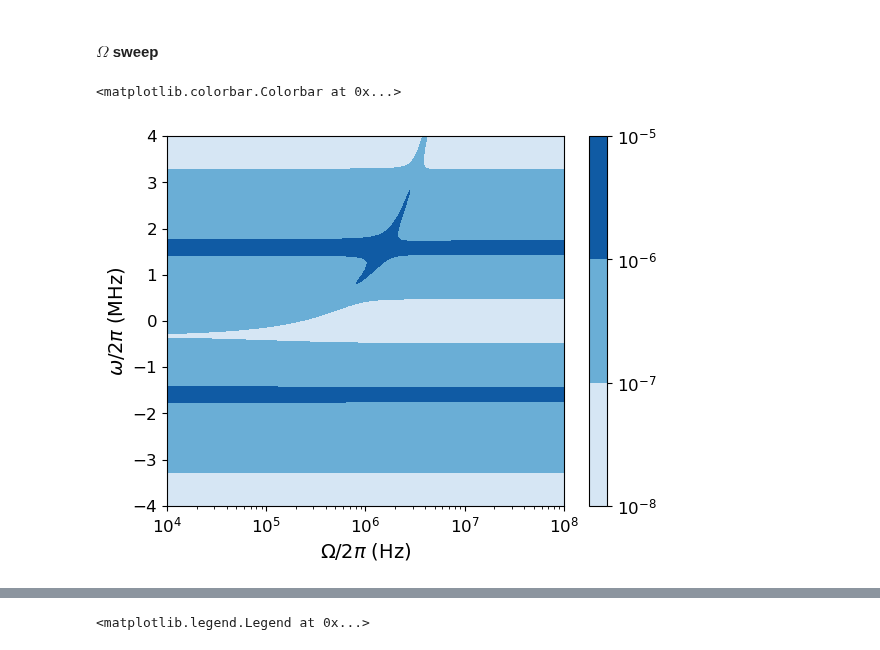
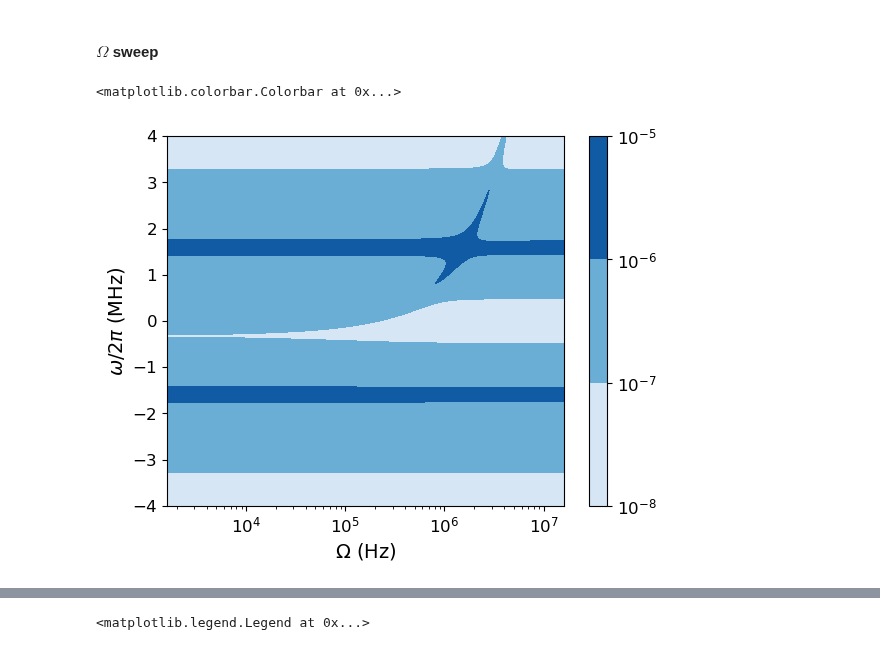
Before and after one commit to jleamer/mode_cooling, a Jupyter notebook: yig_nv_cooling.ipynb, the cells around one changed output, grey strips where cells are left out. Cells and saved outputs as stored; diff of their text form; code cells hidden in the pictures.

```diff
--- a/yig_nv_cooling.ipynb
+++ b/yig_nv_cooling.ipynb
@@ -667,11 +709,13 @@ Text(0.5, 1.0, 'YIG')
 # %%
 Δ = 0
 # %%
-Ω = 2 * np.pi * np.logspace(4, 8, 1000)
+Ω = np.logspace(4, 8, 1000)
+Ωn = - np.logspace(4, 8, 1000)
 ω = 2 * np.pi * np.linspace(-4, 4, 1000) * 1e6
 
 # Set up meshgrid
 Ωm, ωm = np.meshgrid(Ω, ω)
+Ωnm, ωm = np.meshgrid(Ωn, ω)
 # %%
 cav_spec_Ω_no_yig = full_cavity_spec(ω, g, r, 0, 0, κ, γ, nT, nc, 0, Δ, 0)
 
@@ -680,11 +725,11 @@ cav_spec_Ω_sweep = full_cavity_spec(ωm, g, r, gy, χ, κ, γ, nT, nc, ny, Δ,
 # %%
 fig = plt.figure(1)
 ax = fig.subplots(1)
 im = ax.contourf(Ωm / (2 * np.pi), ωm / (2 * np.pi * 1e6), cav_spec_Ω_sweep, cmap='Blues', norm=mpl.colors.LogNorm())
-ax.set_xlabel("$\\Omega / 2\\pi$ (Hz)")
+ax.set_xlabel("$\\Omega$ (Hz)")
 ax.set_ylabel("$\\omega / 2\\pi$ (MHz)")
 ax.set_xscale('log')
 fig.colorbar(im)
 # %% [output]
 <matplotlib.colorbar.Colorbar at 0x...>
-[figure, old version]
+[figure, new version]
```
Also changed, not shown: parts of 10 cells of this notebook.
